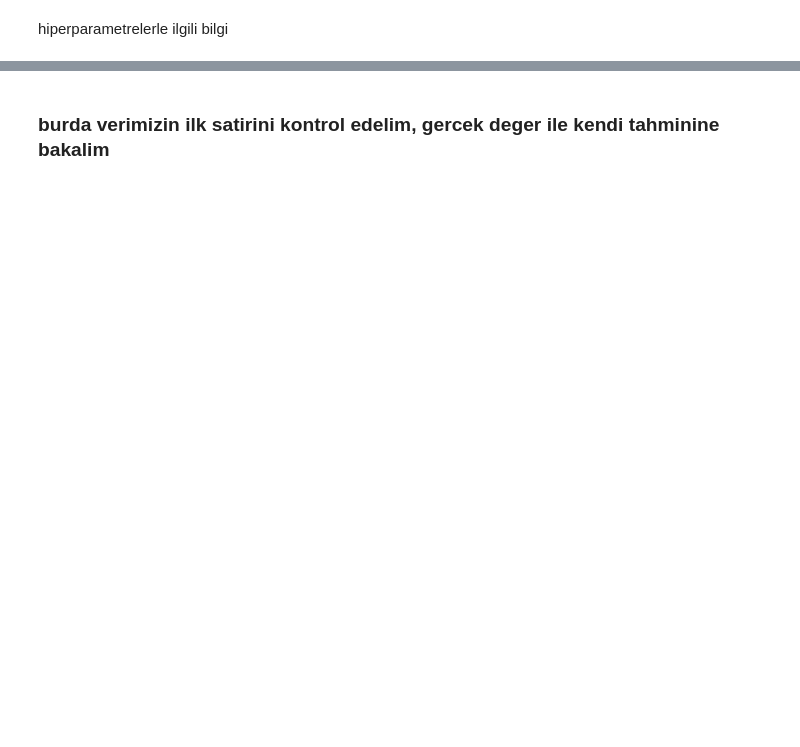
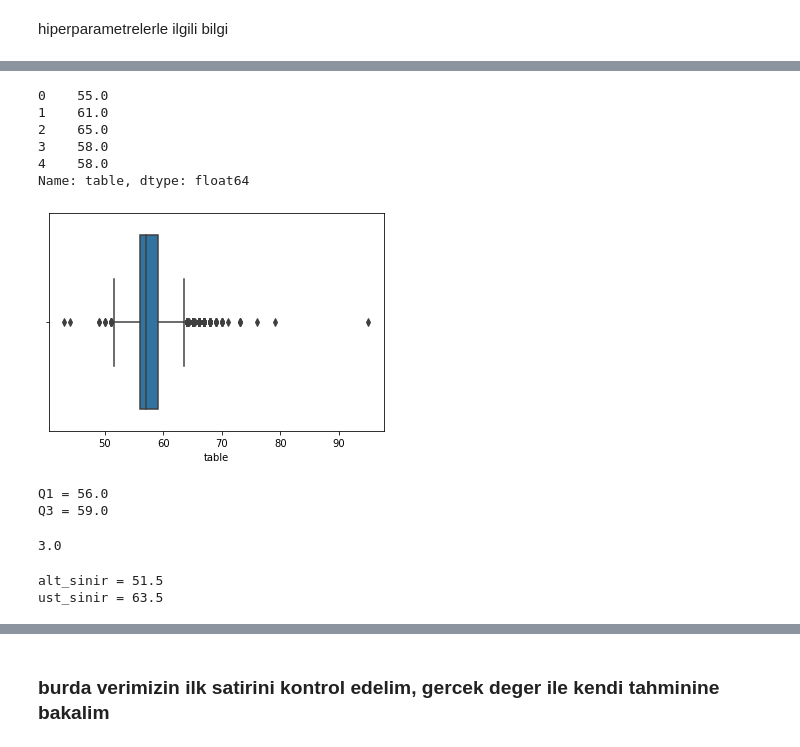
Before and after one commit to veyselaytekin1/Machine_Learning, a Jupyter notebook: ML_mySummary.ipynb, the cells around one changed output, grey strips where cells are left out. Saved outputs shown, nothing was run; the diff lists cells and outputs as text; code cells hidden in the pictures; blank space fills up the shorter version.

```diff
--- a/ML_mySummary.ipynb
+++ b/ML_mySummary.ipynb
@@ -90,0 +313,6 @@ data
+# %%
+import seaborn as sns
+df = sns.load_dataset('diamonds')
+df = df.select_dtypes(include = ['float64','int64']) #sadece nümeric degerler geldi
+df = df.dropna()       #outlier bulacagimiz icin simdilik NaN ile ugrasmayalim dedik
+df.head()
@@ -90,0 +341,39 @@ data
+# %%
+df_table = df.table    #table sütununu aldik
+df_table.head()
+# %% [output]
+0    55.0
+1    61.0
+2    65.0
+3    58.0
+4    58.0
+Name: table, dtype: float64
+# %%
+import seaborn as sns
+
+sns.boxplot(x=df_table);
+
+#burda Q1,Q2,Q3 degerleri var boxplotta
+# %% [output]
+[figure, added]
+# %%
+Q1 = df_table.quantile(0.25)
+Q3 = df_table.quantile(0.75)
+print(f'Q1 = {Q1}')
+print(f'Q3 = {Q3}')
+# %% [output]
+Q1 = 56.0
+Q3 = 59.0
+# %%
+IQR = Q3 - Q1
+IQR     #bu boxplotun ortasi
+# %% [output]
+3.0
+# %%
+alt_sinir = Q1 - 1.5*IQR
+ust_sinir = Q3 + 1.5*IQR
+print(f'alt_sinir = {alt_sinir}')
+print(f'ust_sinir = {ust_sinir}')   #bu sinirlar disinda kalanlar outlier
+# %% [output]
+alt_sinir = 51.5
+ust_sinir = 63.5
```
Also changed, not shown: parts of 91 cells of this notebook, 1 other file.
